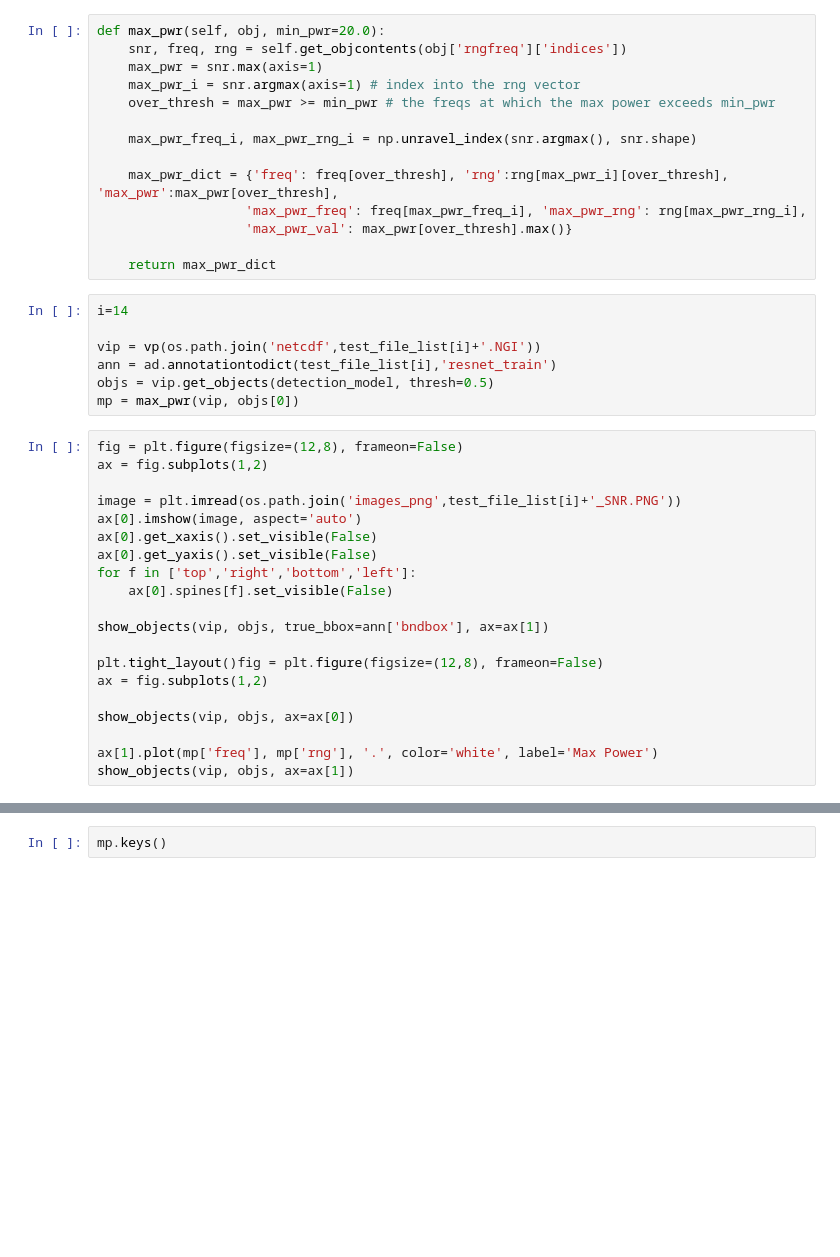
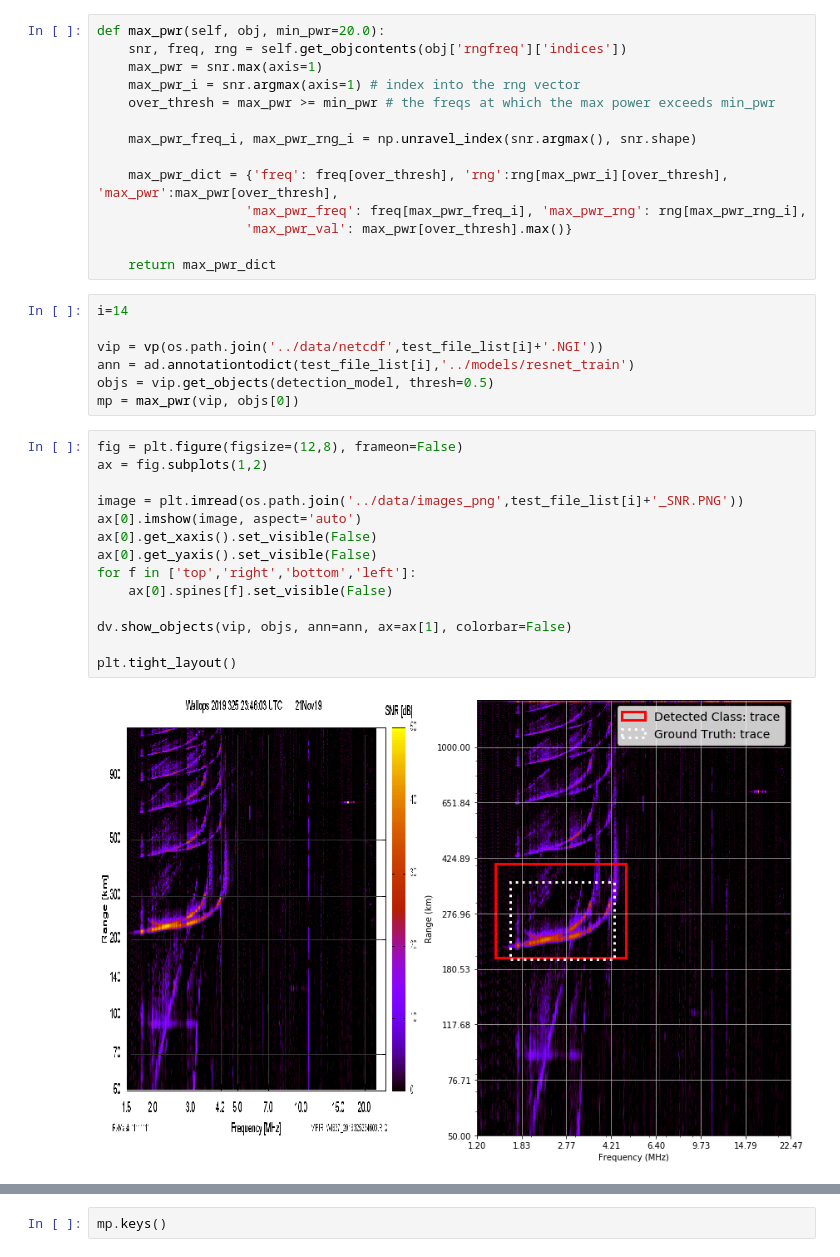
Before and after one commit to kevinmcmanus/vipir, a Jupyter notebook: notebooks/CriticalFrequency.ipynb, the cells around one changed output, grey strips where cells are left out. Drawn from its saved outputs; the diff is of its cells as text; blank space fills up the shorter version.

```diff
--- a/notebooks/CriticalFrequency.ipynb
+++ b/notebooks/CriticalFrequency.ipynb
@@ -15,30 +106,26 @@ def max_pwr(self, obj, min_pwr=20.0):
 # %%
 i=14
 
-vip = vp(os.path.join('netcdf',test_file_list[i]+'.NGI'))
-ann = ad.annotationtodict(test_file_list[i],'resnet_train')
+vip = vp(os.path.join('../data/netcdf',test_file_list[i]+'.NGI'))
+ann = ad.annotationtodict(test_file_list[i],'../models/resnet_train')
 objs = vip.get_objects(detection_model, thresh=0.5)
 mp = max_pwr(vip, objs[0])
 # %%
 fig = plt.figure(figsize=(12,8), frameon=False)
 ax = fig.subplots(1,2)
 
-image = plt.imread(os.path.join('images_png',test_file_list[i]+'_SNR.PNG'))
+image = plt.imread(os.path.join('../data/images_png',test_file_list[i]+'_SNR.PNG'))
 ax[0].imshow(image, aspect='auto')
 ax[0].get_xaxis().set_visible(False)
 ax[0].get_yaxis().set_visible(False)
 for f in ['top','right','bottom','left']:
     ax[0].spines[f].set_visible(False)
 
-show_objects(vip, objs, true_bbox=ann['bndbox'], ax=ax[1])
+dv.show_objects(vip, objs, ann=ann, ax=ax[1], colorbar=False)
 
-plt.tight_layout()fig = plt.figure(figsize=(12,8), frameon=False)
-ax = fig.subplots(1,2)
-
-show_objects(vip, objs, ax=ax[0])
-
-ax[1].plot(mp['freq'], mp['rng'], '.', color='white', label='Max Power')
-show_objects(vip, objs, ax=ax[1])
+plt.tight_layout()
+# %% [output]
+[figure, added]
 # %%
 fig = plt.figure(figsize=(12,8), frameon=False)
 ax = fig.subplots(1,2)
```
Also changed, not shown: parts of 26 cells of this notebook, 2 other files.
